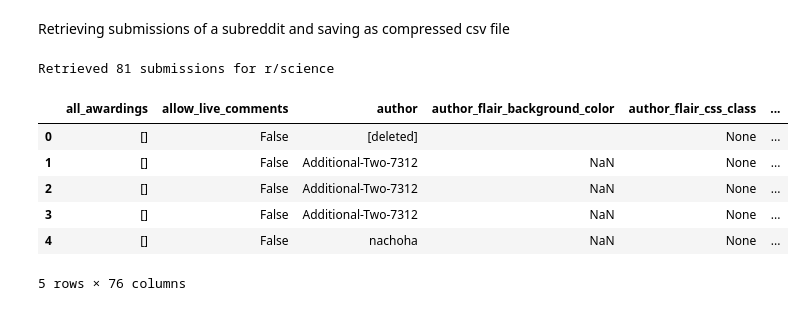
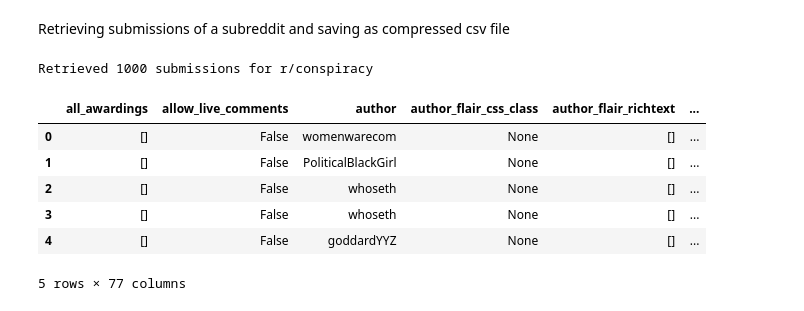
Before and after one commit to irenestrauss/nlp_on_conspiracy_theories, a Jupyter notebook: code/datascraper.ipynb, the cells around one changed output. Cells and saved outputs as stored; diff of their text form; code cells hidden in the pictures.

```diff
--- a/code/datascraper.ipynb
+++ b/code/datascraper.ipynb
@@ -5,9 +5,9 @@ import datetime as dt
 
 api = PushshiftAPI()
 BEFORE = int(dt.datetime(2022,4,12,0,0).timestamp())
-AFTER = int(dt.datetime(2022,4,11,0,0).timestamp())
-SUBREDDIT = "conspiracy"
-LIMIT = 10000
+AFTER = int(dt.datetime(2022,4,1,0,0).timestamp())
+SUBREDDIT = 'conspiracy'
+LIMIT = 1000
 # %% [markdown]
 Retrieving comments of a subreddit and saving as compressed csv file
 # %%
@@ -24,16 +31,16 @@ Retrieving submissions of a subreddit and saving as compressed csv file
 # %%
 submissions = api.search_submissions(subreddit=SUBREDDIT, limit=LIMIT, before=BEFORE, after=AFTER)
 print(f'Retrieved {len(submissions)} submissions for r/{SUBREDDIT}')
 
 dataframe = pd.DataFrame(submissions)
-dataframe.to_csv(f'./{SUBREDDIT}_submissions.csv', header=True, index=False, columns=list(dataframe.axes[1]), compression='gzip', encoding='utf-8')
+dataframe.to_csv(f'./data/{SUBREDDIT}_submissions.csv', header=True, index=False, columns=list(dataframe.axes[1]), compression='gzip', encoding='utf-8')
 dataframe.head()
 # %% [output]
-Retrieved 81 submissions for r/science
+Retrieved 1000 submissions for r/conspiracy
-|  | all_awardings | allow_live_comments | author | author_flair_background_color | author_flair_css_class | ... |
-| 0 | [] | False | [deleted] |  | None | ... |
-| 1 | [] | False | Additional-Two-7312 | NaN | None | ... |
-| 2 | [] | False | Additional-Two-7312 | NaN | None | ... |
-| 3 | [] | False | Additional-Two-7312 | NaN | None | ... |
-| 4 | [] | False | nachoha | NaN | None | ... |
+|  | all_awardings | allow_live_comments | author | author_flair_css_class | author_flair_richtext | ... |
+| 0 | [] | False | womenwarecom | None | [] | ... |
+| 1 | [] | False | PoliticalBlackGirl | None | [] | ... |
+| 2 | [] | False | whoseth | None | [] | ... |
+| 3 | [] | False | whoseth | None | [] | ... |
+| 4 | [] | False | goddardYYZ | None | [] | ... |
-5 rows × 76 columns
+5 rows × 77 columns
```
Also changed, not shown: parts of 1 cell of this notebook, 6 other files.
